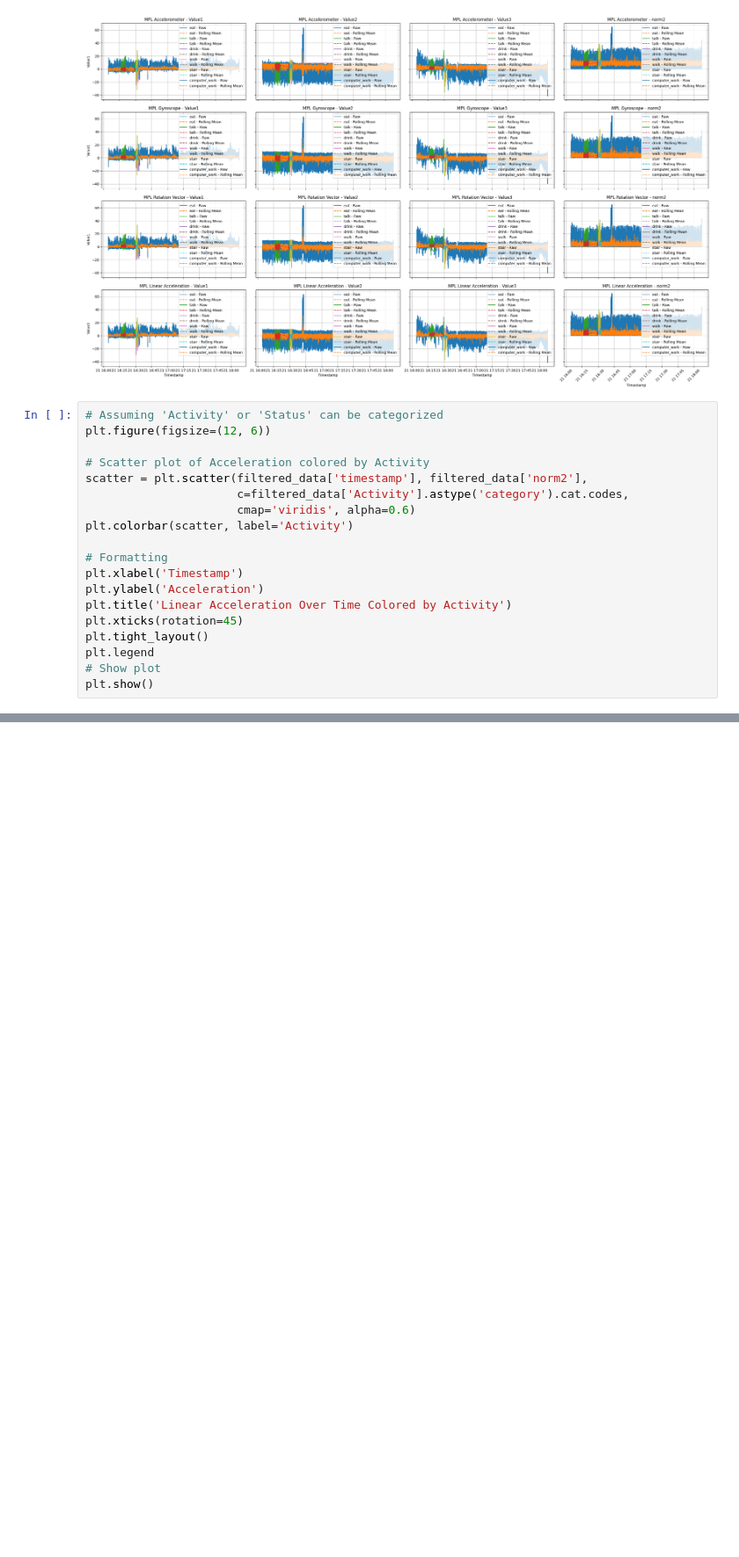
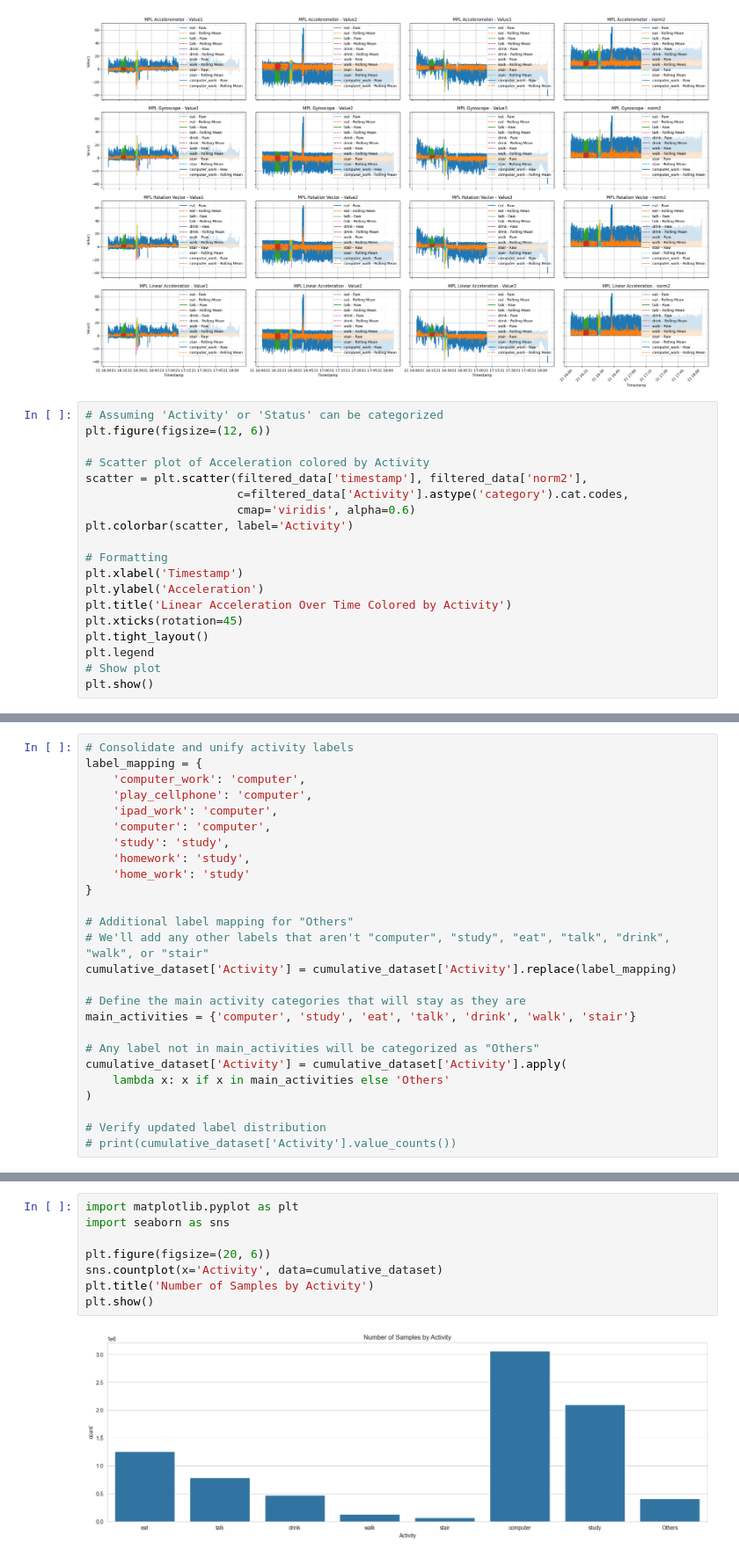
Before and after one commit to RohanRegar/Complex_Activity_Recognition, a Jupyter notebook: food.ipynb, the cells around one changed output, grey strips where cells are left out. Shown at 88% size. Drawn from its saved outputs; the diff is of its cells as text; blank space fills up the shorter version.

```diff
--- a/food.ipynb
+++ b/food.ipynb
@@ -981,0 +1066,26 @@ plt.show()
+# %%
+# Consolidate and unify activity labels
+label_mapping = {
+    'computer_work': 'computer',
+    'play_cellphone': 'computer',
+    'ipad_work': 'computer',
+    'computer': 'computer',
+    'study': 'study',
+    'homework': 'study',
+    'home_work': 'study'
+}
+
+# Additional label mapping for "Others"
+# We'll add any other labels that aren't "computer", "study", "eat", "talk", "drink", "walk", or "stair"
+cumulative_dataset['Activity'] = cumulative_dataset['Activity'].replace(label_mapping)
+
+# Define the main activity categories that will stay as they are
+main_activities = {'computer', 'study', 'eat', 'talk', 'drink', 'walk', 'stair'}
+
+# Any label not in main_activities will be categorized as "Others"
+cumulative_dataset['Activity'] = cumulative_dataset['Activity'].apply(
+    lambda x: x if x in main_activities else 'Others'
+)
+
+# Verify updated label distribution
+# print(cumulative_dataset['Activity'].value_counts())
@@ -981,0 +1103,10 @@ plt.show()
+# %%
+import matplotlib.pyplot as plt
+import seaborn as sns
+
+plt.figure(figsize=(20, 6))
+sns.countplot(x='Activity', data=cumulative_dataset)
+plt.title('Number of Samples by Activity')
+plt.show()
+# %% [output]
+[figure, added]
```
Also changed, not shown: parts of 8 cells of this notebook.
